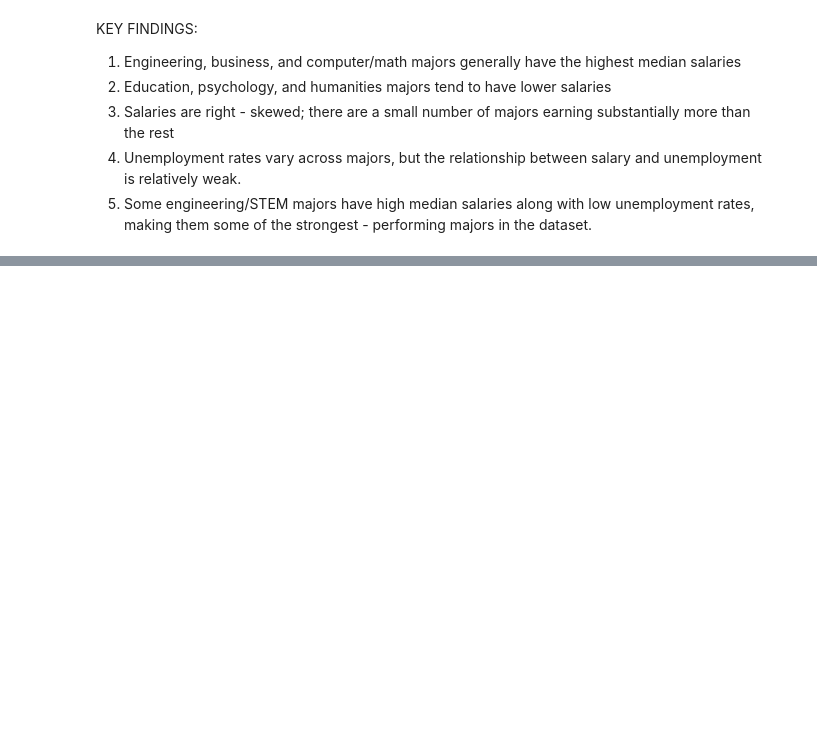
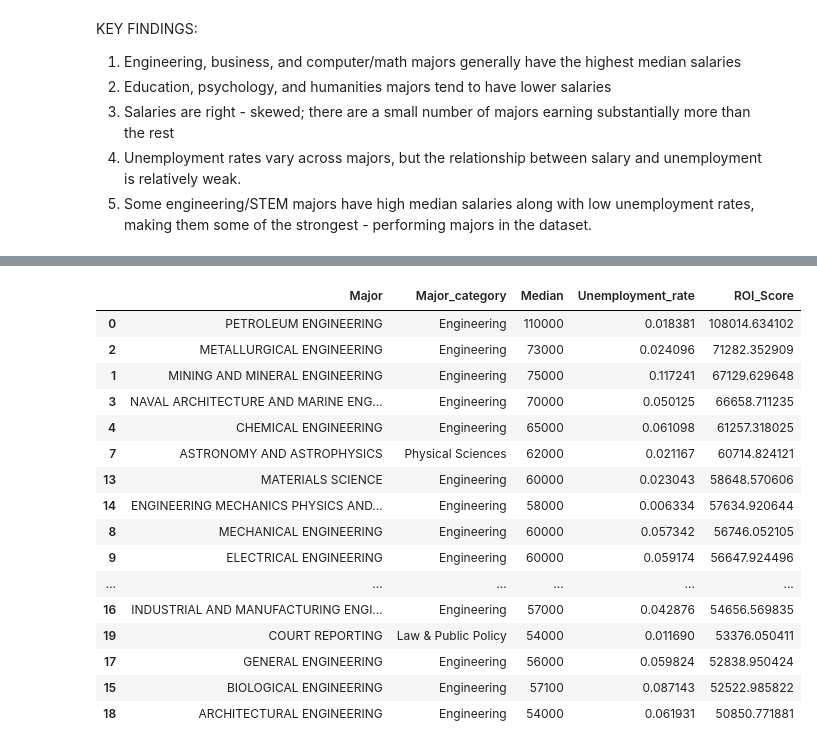
Before and after one commit to sirinarne/College_Major_ROI_Analysis, a Jupyter notebook: notebooks/roi_analysis.ipynb, the cells around one changed output, grey strips where cells are left out. Cells and saved outputs as stored; diff of their text form; code cells hidden in the pictures; blank space fills up the shorter version.

```diff
--- a/notebooks/roi_analysis.ipynb
+++ b/notebooks/roi_analysis.ipynb
@@ -329,0 +372,20 @@ KEY FINDINGS:
+# %%
+df[["Major", "Major_category","Median","Unemployment_rate","ROI_Score"]].sort_values("ROI_Score",ascending = False).head(20)
+# %% [output]
+|  | Major | Major_category | Median | Unemployment_rate | ROI_Score |
+| 0 | PETROLEUM ENGINEERING | Engineering | 110000 | 0.018381 | 108014.634102 |
+| 2 | METALLURGICAL ENGINEERING | Engineering | 73000 | 0.024096 | 71282.352909 |
+| 1 | MINING AND MINERAL ENGINEERING | Engineering | 75000 | 0.117241 | 67129.629648 |
+| 3 | NAVAL ARCHITECTURE AND MARINE ENG... | Engineering | 70000 | 0.050125 | 66658.711235 |
+| 4 | CHEMICAL ENGINEERING | Engineering | 65000 | 0.061098 | 61257.318025 |
+| 7 | ASTRONOMY AND ASTROPHYSICS | Physical Sciences | 62000 | 0.021167 | 60714.824121 |
+| 13 | MATERIALS SCIENCE | Engineering | 60000 | 0.023043 | 58648.570606 |
+| 14 | ENGINEERING MECHANICS PHYSICS AND... | Engineering | 58000 | 0.006334 | 57634.920644 |
+| 8 | MECHANICAL ENGINEERING | Engineering | 60000 | 0.057342 | 56746.052105 |
+| 9 | ELECTRICAL ENGINEERING | Engineering | 60000 | 0.059174 | 56647.924496 |
+| ... | ... | ... | ... | ... | ... |
+| 16 | INDUSTRIAL AND MANUFACTURING ENGI... | Engineering | 57000 | 0.042876 | 54656.569835 |
+| 19 | COURT REPORTING | Law & Public Policy | 54000 | 0.011690 | 53376.050411 |
+| 17 | GENERAL ENGINEERING | Engineering | 56000 | 0.059824 | 52838.950424 |
+| 15 | BIOLOGICAL ENGINEERING | Engineering | 57100 | 0.087143 | 52522.985822 |
+| 18 | ARCHITECTURAL ENGINEERING | Engineering | 54000 | 0.061931 | 50850.771881 |
```
Also changed, not shown: parts of 16 cells of this notebook, 2 other files.
